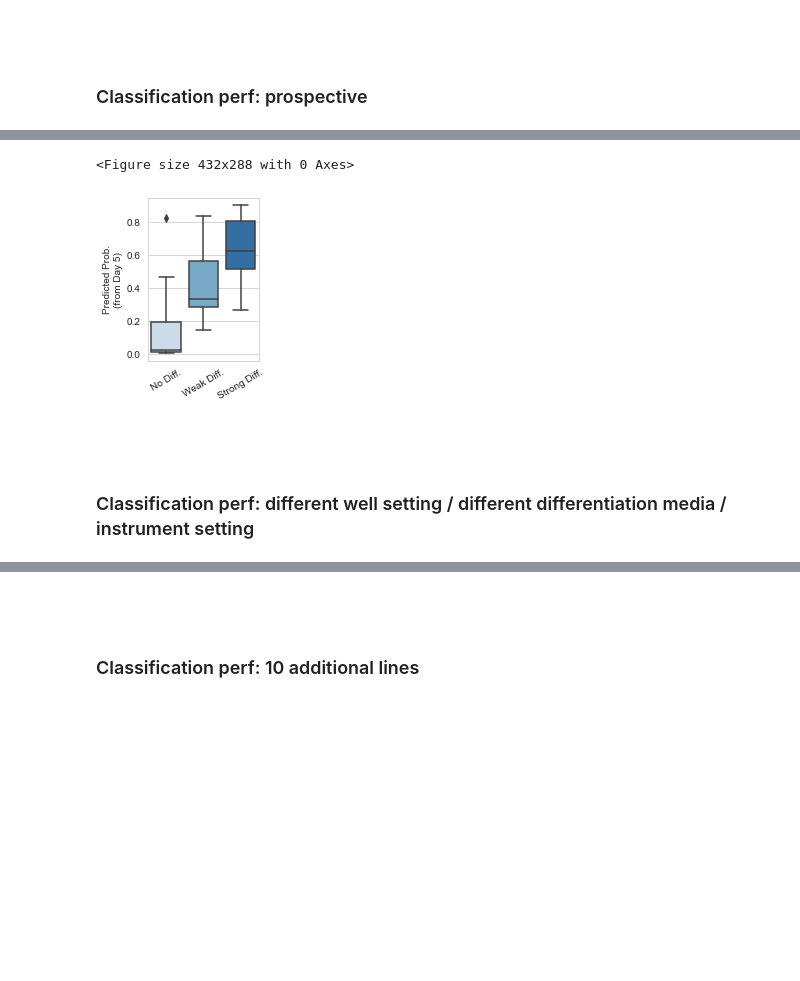
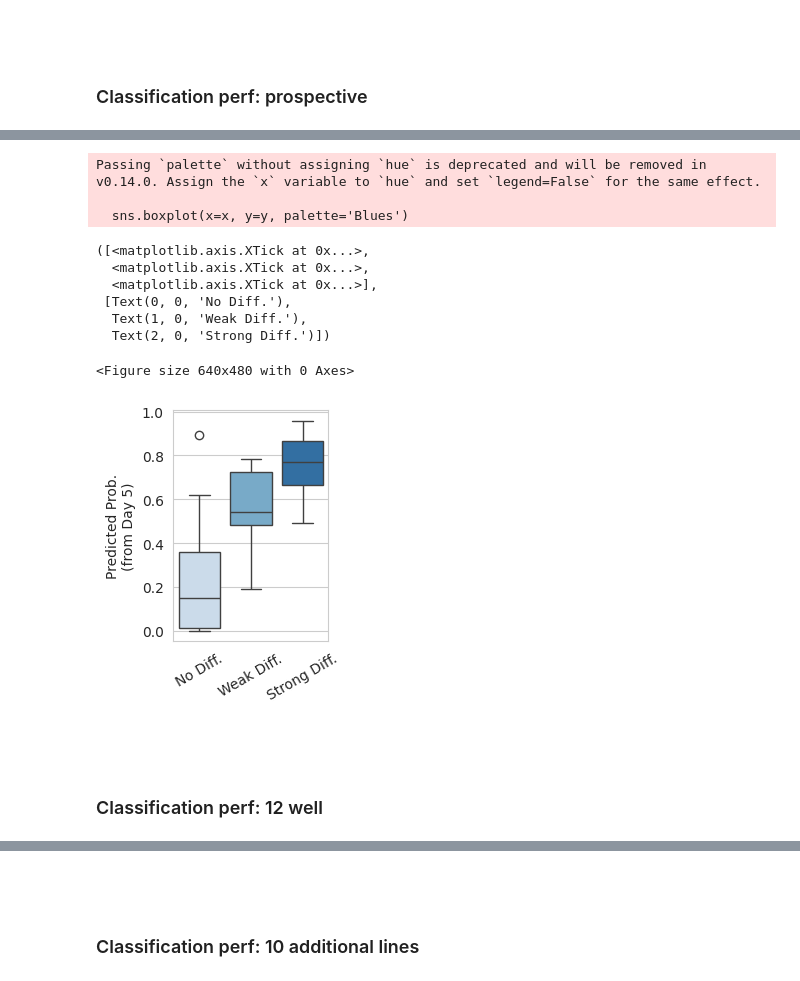
Before and after one commit to miaecle/DiffPred, a Jupyter notebook: metric_breakdown_test.ipynb, the cells around one changed output, grey strips where cells are left out. Saved outputs shown, nothing was run; the diff lists cells and outputs as text; code cells hidden in the pictures; blank space fills up the shorter version.

```diff
--- a/metric_breakdown_test.ipynb
+++ b/metric_breakdown_test.ipynb
@@ -353,0 +330,4 @@ N-samples: 736  Pos rate: 0.910 Prec: 0.965     Recall: 0.897   F1: 0.930
+# %%
+curves = {}
+pred_val_dfs = {}
+pred_file_names = ['psp-valid-pred-to-15']#, 'psp-valid-pred-to-17', 'psp-valid-pred-to-18']
@@ -467,0 +680,9 @@ for sample_w in sample_ws:
+# %%
+sns.set_style('white')
+plt.figure(figsize=(11.5, 4))
+for i, line in enumerate(pred_matrices.keys()):
+    plt.subplot(1, 3, i+1)
+    plt.imshow(pred_matrices[line], aspect='auto', vmin=0.2, vmax=0.8)
+    plt.axis('off')
+plt.tight_layout()
+plt.show()
@@ -535,0 +694,23 @@ N-samples: 96   Pos rate: 0.385 Prec: 1.000     Recall: 0.162   F1: 0.279
+# %%
+curves = {}
+pred_val_dfs = {}
+pred_file_names = ['psp-valid-pred-to-15', 'psp-valid-pred-to-17', 'psp-valid-pred-to-18']
+# pred_file_names = ['ex-test-pred-to-17', 'ex-test-pred-to-18']
+
+line_name = "Prospective: 3R"
+line_path = "/oak/stanford/groups/jamesz/zqwu/iPSC_data/VALIDATION/line1_3R/prospective_ex0/0-to-0"
+
+label_dict = read_labels_from_fl(line_path, return_strategy='median')
+pred_dicts = [load_cla_pred_as_dict(line_path.replace('0-to-0', pred_file_name)) for pred_file_name in pred_file_names if os.path.exists(line_path.replace('0-to-0', pred_file_name))]
+ens_pd = ensemble_multiple_cla_preds(pred_dicts)
+
+binary_label_dict = binarize_scores(label_dict, cutoff=2)
+binary_pred_dicts = [binarize_scores(pred_dict, cutoff=1) for pred_dict in pred_dicts]
+binary_ens_pd = binarize_scores(ens_pd, cutoff=1)
+
+# for pred_file_name, bin_pd in zip(pred_file_names, binary_pred_dicts):
+#     curves[pred_file_name], _ = report_series_accuracy(bin_pd, binary_label_dict, start=4, end=10, print_res=False)
+
+auc_curve, pred_val_df = report_series_accuracy(binary_ens_pd, binary_label_dict, start=4, end=10, print_res=True, exclude_ambiguous=False)
+curves[line_name] = auc_curve
+pred_val_dfs[line_name] = pred_val_df
@@ -536,32 +746,42 @@ N-samples: 96   Pos rate: 0.385 Prec: 1.000     Recall: 0.162   F1: 0.279
 # %%
 ### Prediction box plot ###
-names = pickle.load(open(os.path.join(line_path, '0-to-0', 'names.pkl'), 'rb'))
-classify_labels = pickle.load(open(os.path.join(line_path, '0-to-0', 'classify_continuous_labels.pkl'), 'rb'))
+names = pickle.load(open(os.path.join(line_path, 'names.pkl'), 'rb'))
+classify_labels = pickle.load(open(os.path.join(line_path, 'classify_continuous_labels.pkl'), 'rb'))
 well_labels = {}
 for k in names:
     name = names[k]
     lab = classify_labels[k]
     well = get_identifier(name)[-2:]
     day = int(get_identifier(name)[2])
     if lab[1] > 0 and day >= 13:
         if not well in well_labels:
             well_labels[well] = {}
         well_labels[well][day] = lab[0]
 
 label_dict = {k: np.argmax(np.stack(list(well_labels[k].values()), 0).mean(0)) for k in well_labels}
 x = np.array([label_dict[k] for k in pred_val_df.index])
 x[np.where(x == 2)] = 1
 x[np.where(x == 3)] = 2
 y = np.array(pred_val_df['D5_pred'])
 plt.clf()
 plt.figure(figsize=(2, 3))
 sns.boxplot(x=x, y=y, palette='Blues')
+# sns.swarmplot(x=x, y=y, color='k', size=2)
 plt.ylabel("Predicted Prob.\n(from Day 5)")
 plt.xticks([0, 1, 2], ["No Diff.", "Weak Diff.", "Strong Diff."], rotation=30)
-plt.savefig(os.path.join(SAVE_ROOT, 'supp-fig-prospective_box.pdf'), bbox_inches='tight')
+# plt.savefig(os.path.join(SAVE_ROOT, 'supp-fig-prospective_box.pdf'), bbox_inches='tight')
 # %% [output]
-<Figure size 432x288 with 0 Axes>
+Passing `palette` without assigning `hue` is deprecated and will be removed in v0.14.0. Assign the `x` variable to `hue` and set `legend=False` for the same effect.
+
+  sns.boxplot(x=x, y=y, palette='Blues')
+([<matplotlib.axis.XTick at 0x...>,
+  <matplotlib.axis.XTick at 0x...>,
+  <matplotlib.axis.XTick at 0x...>],
+ [Text(0, 0, 'No Diff.'),
+  Text(1, 0, 'Weak Diff.'),
+  Text(2, 0, 'Strong Diff.')])
+<Figure size 640x480 with 0 Axes>
-[figure, old version]
+[figure, new version]
 # %% [markdown]
 <br/><br/>
-### Classification perf: different well setting / different differentiation media / instrument setting ###
+### Classification perf: 12 well ###
```
Also changed, not shown: parts of 46 cells of this notebook, 4 other files.
